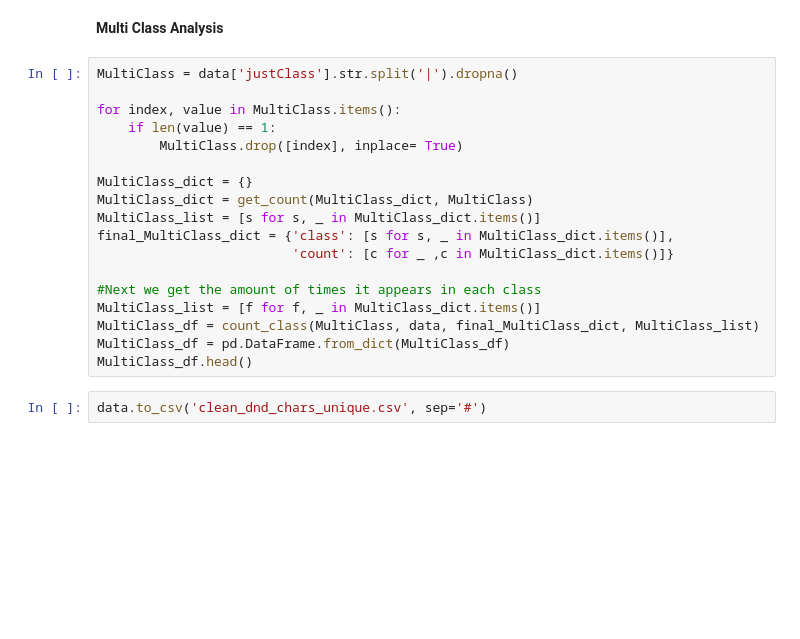
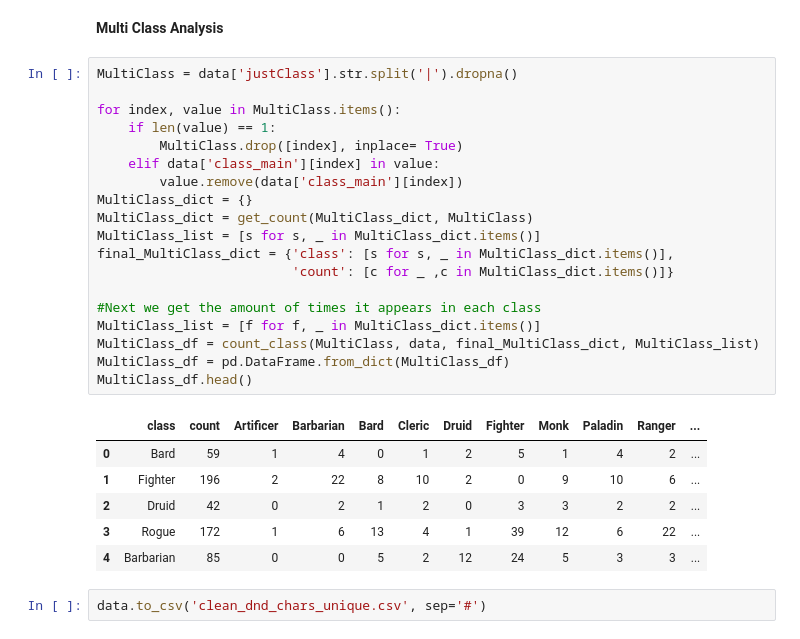
Before and after one commit to Rivow/DnD-data-Analysis, a Jupyter notebook: dnd_cleaning_data.ipynb, the cells around one changed output. Drawn from its saved outputs; the diff is of its cells as text; blank space fills up the shorter version.

```diff
--- a/dnd_cleaning_data.ipynb
+++ b/dnd_cleaning_data.ipynb
@@ -316,21 +316,29 @@ weapon_df = pd.DataFrame.from_dict(weapon_df)
 # %%
 MultiClass = data['justClass'].str.split('|').dropna()
 
 for index, value in MultiClass.items():
     if len(value) == 1:
         MultiClass.drop([index], inplace= True)
-
+    elif data['class_main'][index] in value:
+        value.remove(data['class_main'][index])
 MultiClass_dict = {}
 MultiClass_dict = get_count(MultiClass_dict, MultiClass)
 MultiClass_list = [s for s, _ in MultiClass_dict.items()]
 final_MultiClass_dict = {'class': [s for s, _ in MultiClass_dict.items()],
                          'count': [c for _ ,c in MultiClass_dict.items()]}
 
 #Next we get the amount of times it appears in each class
 MultiClass_list = [f for f, _ in MultiClass_dict.items()]
 MultiClass_df = count_class(MultiClass, data, final_MultiClass_dict, MultiClass_list)
 MultiClass_df = pd.DataFrame.from_dict(MultiClass_df)
 MultiClass_df.head()
+# %% [output]
+|  | class | count | Artificer | Barbarian | Bard | Cleric | Druid | Fighter | Monk | Paladin | Ranger | ... |
+| 0 | Bard | 59 | 1 | 4 | 0 | 1 | 2 | 5 | 1 | 4 | 2 | ... |
+| 1 | Fighter | 196 | 2 | 22 | 8 | 10 | 2 | 0 | 9 | 10 | 6 | ... |
+| 2 | Druid | 42 | 0 | 2 | 1 | 2 | 0 | 3 | 3 | 2 | 2 | ... |
+| 3 | Rogue | 172 | 1 | 6 | 13 | 4 | 1 | 39 | 12 | 6 | 22 | ... |
+| 4 | Barbarian | 85 | 0 | 0 | 5 | 2 | 12 | 24 | 5 | 3 | 3 | ... |
 # %%
 data.to_csv('clean_dnd_chars_unique.csv', sep='#')
 # %%
```
Also changed, not shown: 1 other file.
